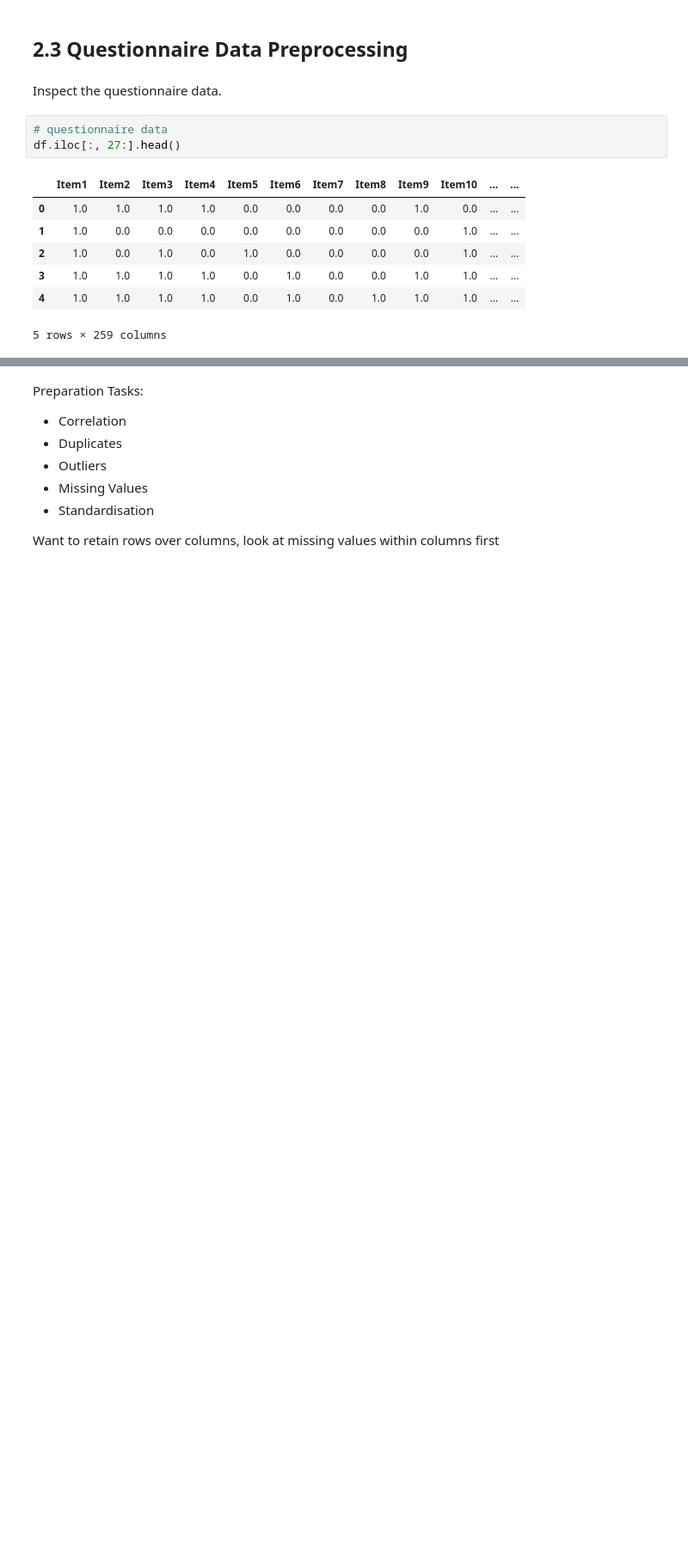
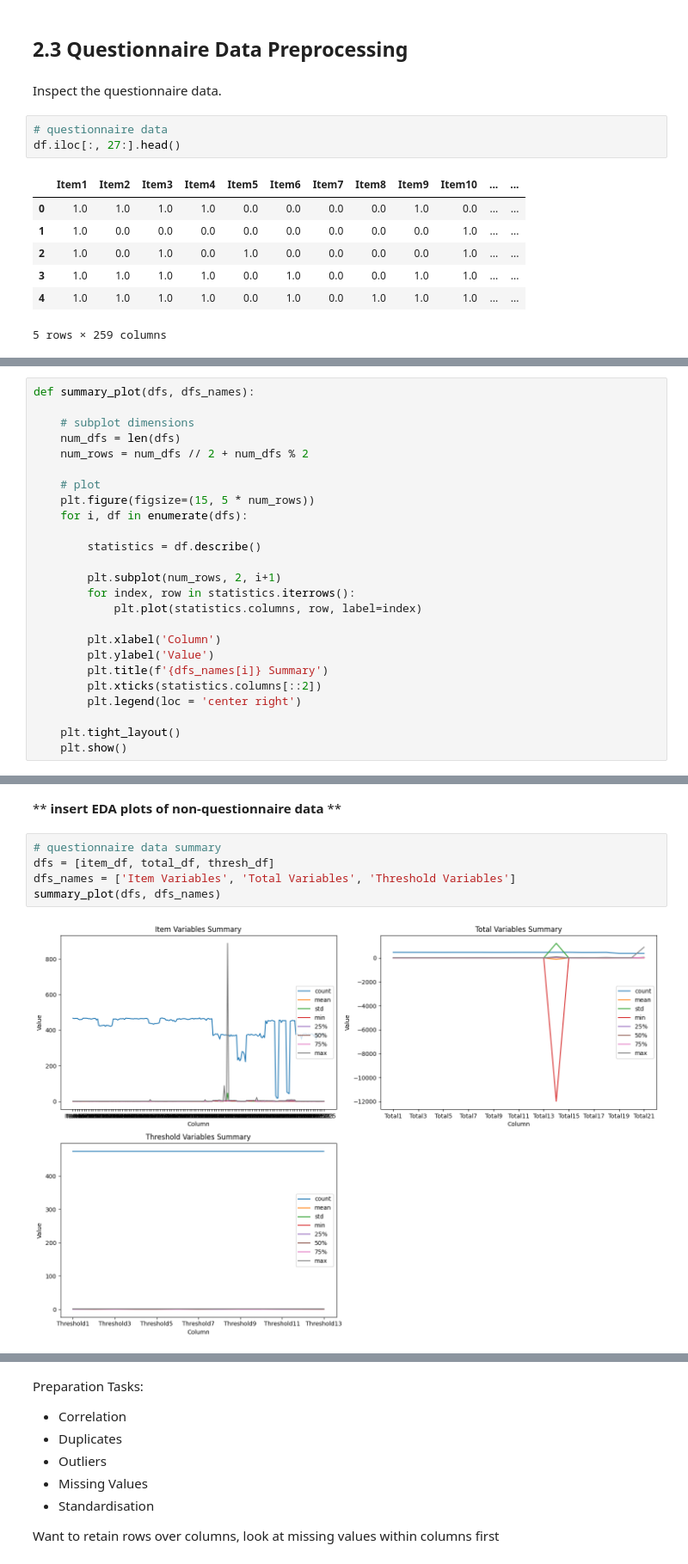
Before and after one commit to georgesnape01/SW, a Jupyter notebook: dissertation.ipynb, the cells around one changed output, grey strips where cells are left out. Shown at 86% size. Saved outputs shown, nothing was run; the diff lists cells and outputs as text; blank space fills up the shorter version.

```diff
--- a/dissertation.ipynb
+++ b/dissertation.ipynb
@@ -399 +451,26 @@ for col in df.columns[27:]:
+# %%
+def summary_plot(dfs, dfs_names):
+
+    # subplot dimensions
+    num_dfs = len(dfs)
+    num_rows = num_dfs // 2 + num_dfs % 2
+
+    # plot
+    plt.figure(figsize=(15, 5 * num_rows))
+    for i, df in enumerate(dfs):
+
+        statistics = df.describe()
+
+        plt.subplot(num_rows, 2, i+1)
+        for index, row in statistics.iterrows():
+            plt.plot(statistics.columns, row, label=index)
+
+        plt.xlabel('Column')
+        plt.ylabel('Value')
+        plt.title(f'{dfs_names[i]} Summary')
+        plt.xticks(statistics.columns[::2])
+        plt.legend(loc = 'center right')
+
+    plt.tight_layout()
+    plt.show()
 # %% [markdown]
@@ -451,0 +493,9 @@ for col in int_cols:
+# %% [markdown]
+** **insert EDA plots of non-questionnaire data** **
+# %%
+# questionnaire data summary
+dfs = [item_df, total_df, thresh_df]
+dfs_names = ['Item Variables', 'Total Variables', 'Threshold Variables']
+summary_plot(dfs, dfs_names)
+# %% [output]
+[figure, added]
```
Also changed, not shown: parts of 115 cells of this notebook.
